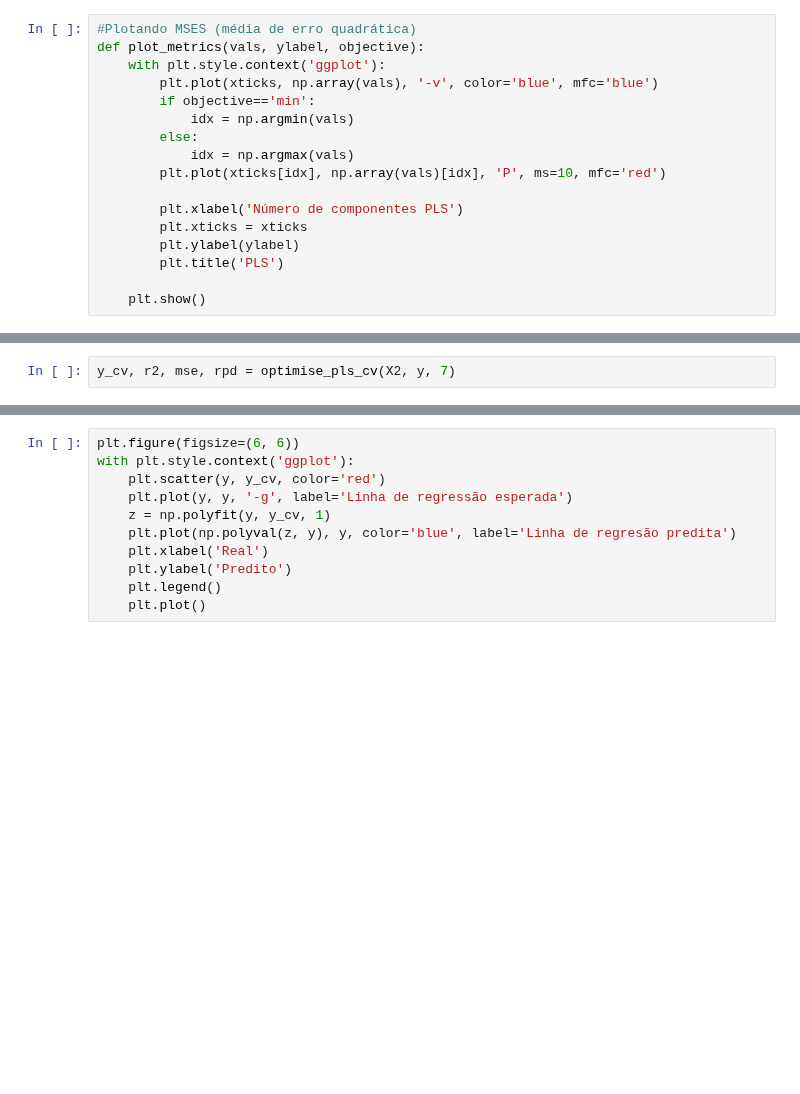
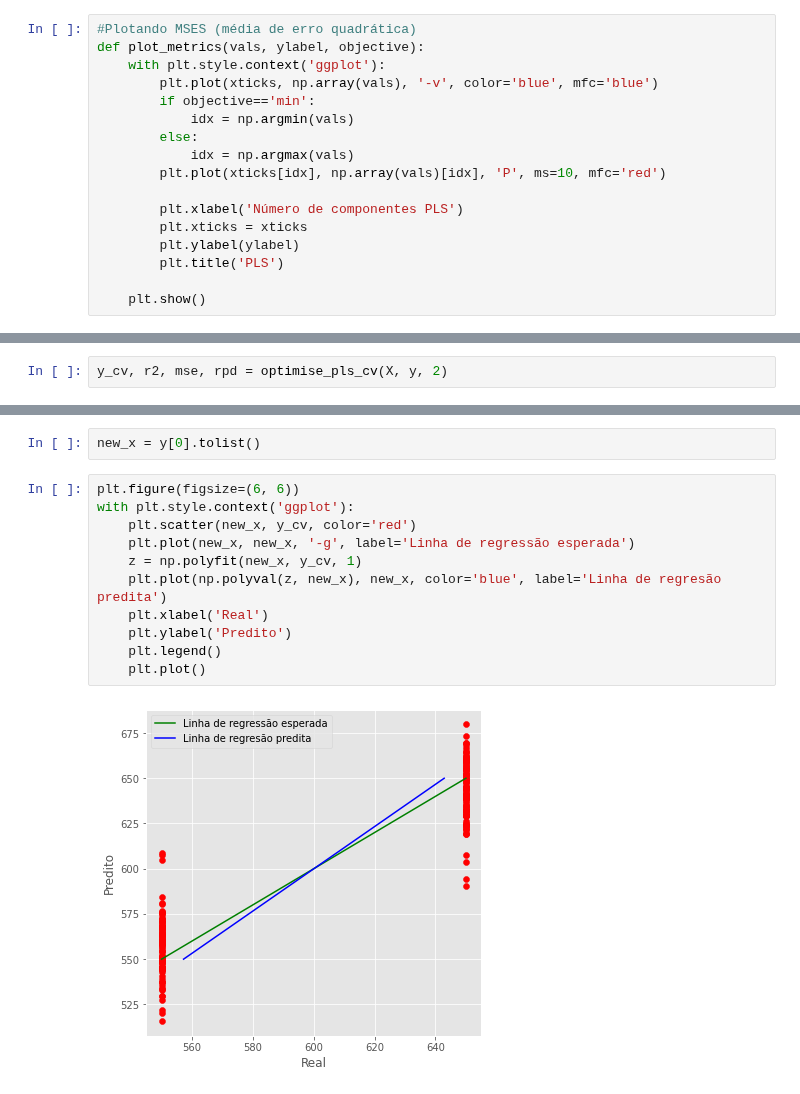
Before and after one commit to larissamazzero/RMN, a Jupyter notebook: PLS/pls.ipynb, the cells around one changed output, grey strips where cells are left out. Saved outputs shown, nothing was run; the diff lists cells and outputs as text; blank space fills up the shorter version.

```diff
--- a/PLS/pls.ipynb
+++ b/PLS/pls.ipynb
@@ -355,4 +384,4 @@ plot_metrics(r2s, 'R2', 'max')
 # %%
-y_cv, r2, mse, rpd = optimise_pls_cv(X2, y, 7)
+y_cv, r2, mse, rpd = optimise_pls_cv(X, y, 2)
 # %%
 print('R2: %0.4f, MSE: %0.4f, RPD: %0.4f' %(r2, mse, rpd))
@@ -359,11 +390,15 @@ print('R2: %0.4f, MSE: %0.4f, RPD: %0.4f' %(r2, mse, rpd))
+# %%
+new_x = y[0].tolist()
 # %%
 plt.figure(figsize=(6, 6))
 with plt.style.context('ggplot'):
-    plt.scatter(y, y_cv, color='red')
-    plt.plot(y, y, '-g', label='Linha de regressão esperada')
-    z = np.polyfit(y, y_cv, 1)
-    plt.plot(np.polyval(z, y), y, color='blue', label='Linha de regresão predita')
+    plt.scatter(new_x, y_cv, color='red')
+    plt.plot(new_x, new_x, '-g', label='Linha de regressão esperada')
+    z = np.polyfit(new_x, y_cv, 1)
+    plt.plot(np.polyval(z, new_x), new_x, color='blue', label='Linha de regresão predita')
     plt.xlabel('Real')
     plt.ylabel('Predito')
     plt.legend()
     plt.plot()
+# %% [output]
+[figure, added]
```
Also changed, not shown: parts of 15 cells of this notebook.
